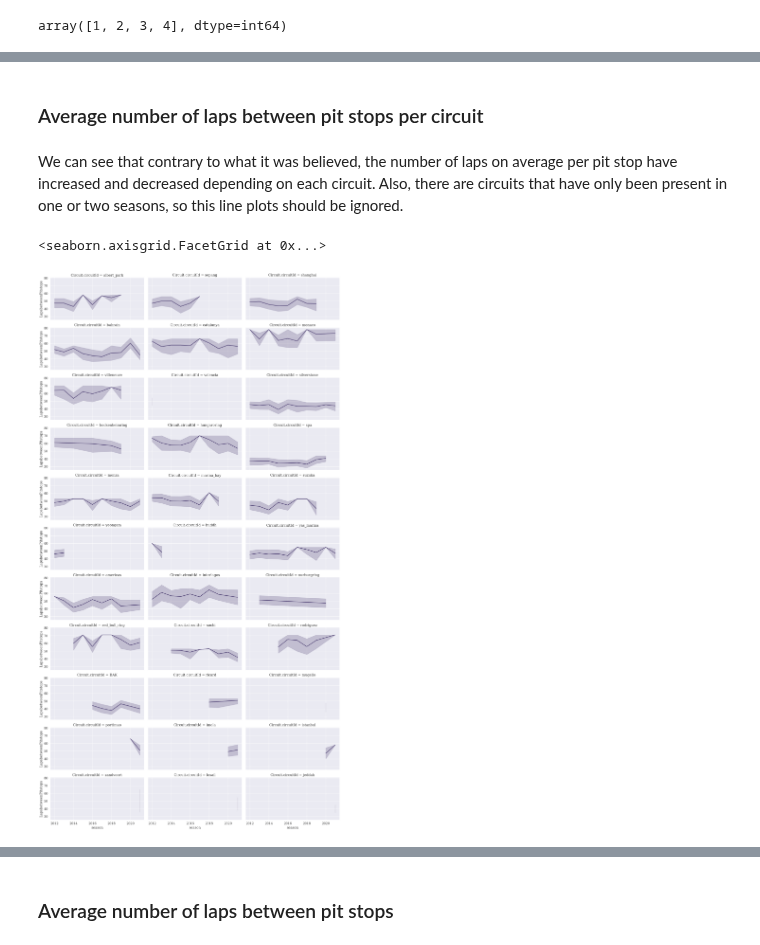
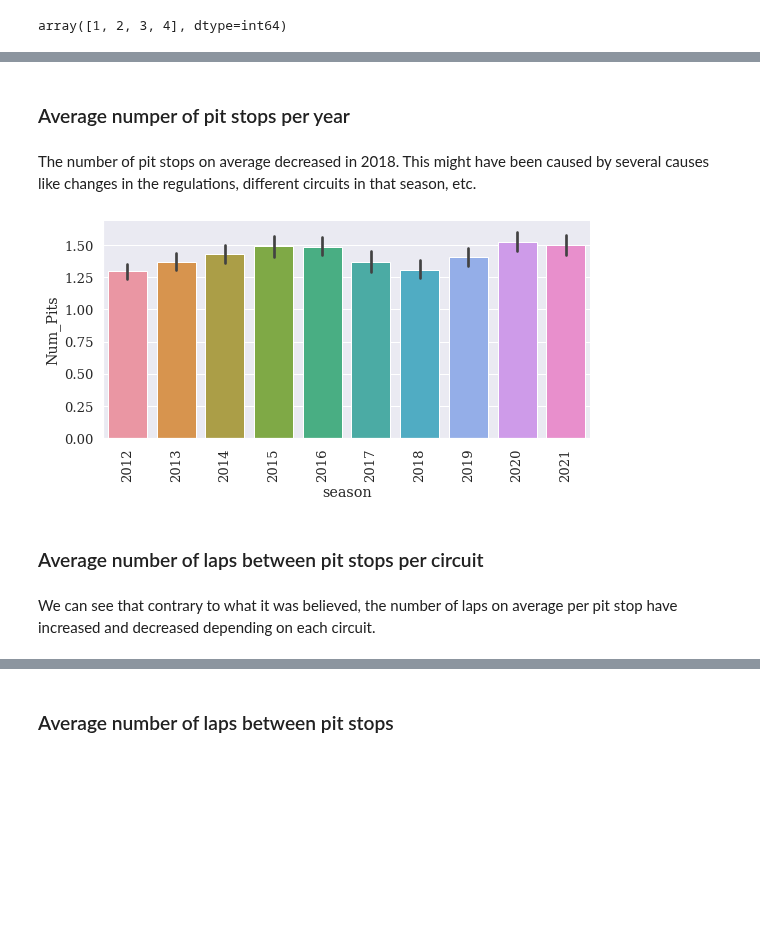
Before and after one commit to GabyCisnerosV/F1_NoName, a Jupyter notebook: Predicting_pitstops.ipynb, the cells around one changed output, grey strips where cells are left out. Drawn from its saved outputs; the diff is of its cells as text; code cells hidden in the pictures; blank space fills up the shorter version.

```diff
--- a/Predicting_pitstops.ipynb
+++ b/Predicting_pitstops.ipynb
@@ -78,10 +113,15 @@ PitsUnified['Num_Pits'] = np.select(conditions, values)
+# %% [markdown]
+### Average numper of pit stops per year
+# %% [markdown]
+The number of pit stops on average decreased in 2018. This might have been caused by several causes like changes in the regulations, different circuits in that season, etc.
+# %%
+sns.set_theme(style="darkgrid", palette="magma",font_scale=1.2,font="serif")
+sns.catplot(data=PitsUnified_Finished,x="season", y="Num_Pits",kind="bar",height=4,aspect=2)
+plt.xticks(rotation=90)
+plt.show()
+# %% [output]
+[figure, added]
 # %% [markdown]
 ### Average number of laps between pit stops per circuit
 # %% [markdown]
-We can see that contrary to what it was believed, the number of laps on average per pit stop have increased and decreased depending on each circuit. Also, there are circuits that have only been present in one or two seasons, so this line plots should be ignored.
+We can see that contrary to what it was believed, the number of laps on average per pit stop have increased and decreased depending on each circuit.
-# %%
-sns.set_theme(style="darkgrid", palette="magma",font_scale=1.2,font="serif")
-sns.relplot(data=PitsExtraDF_Finished,x="season", y="LapsbetweenPitstops",col="Circuit.circuitId",col_wrap=3,kind="line",height=3,aspect=2)
-# %% [output]
-<seaborn.axisgrid.FacetGrid at 0x...>
-[figure, removed]
```
Also changed, not shown: parts of 9 cells of this notebook.
